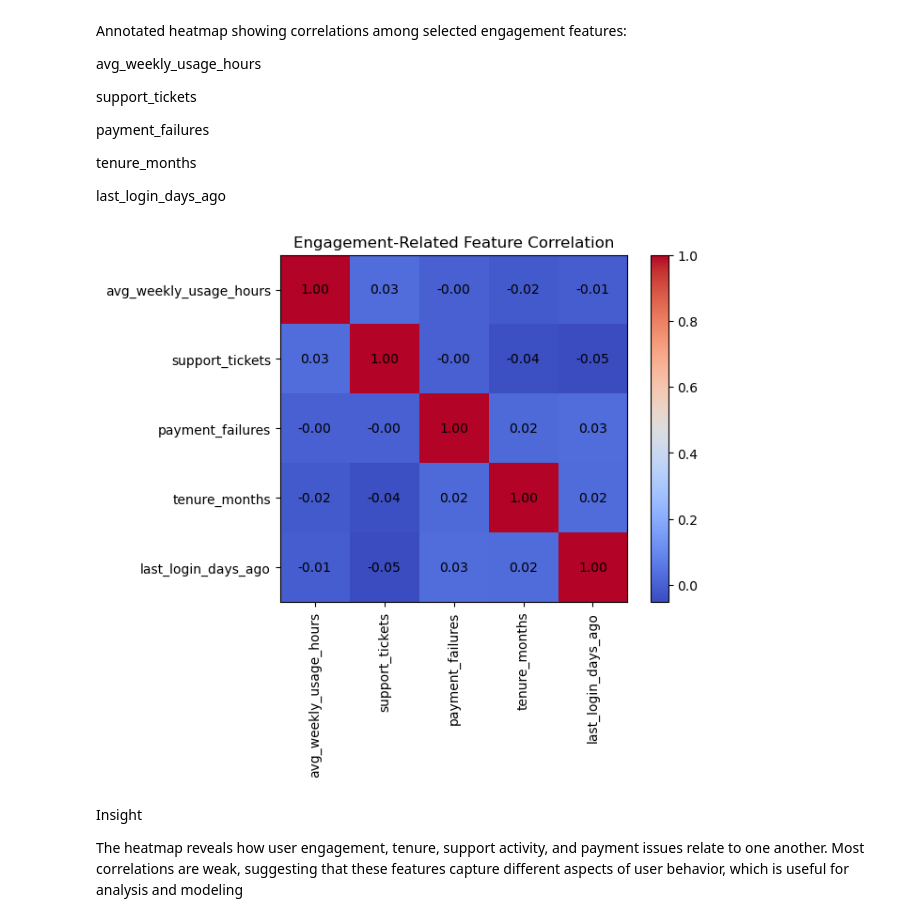
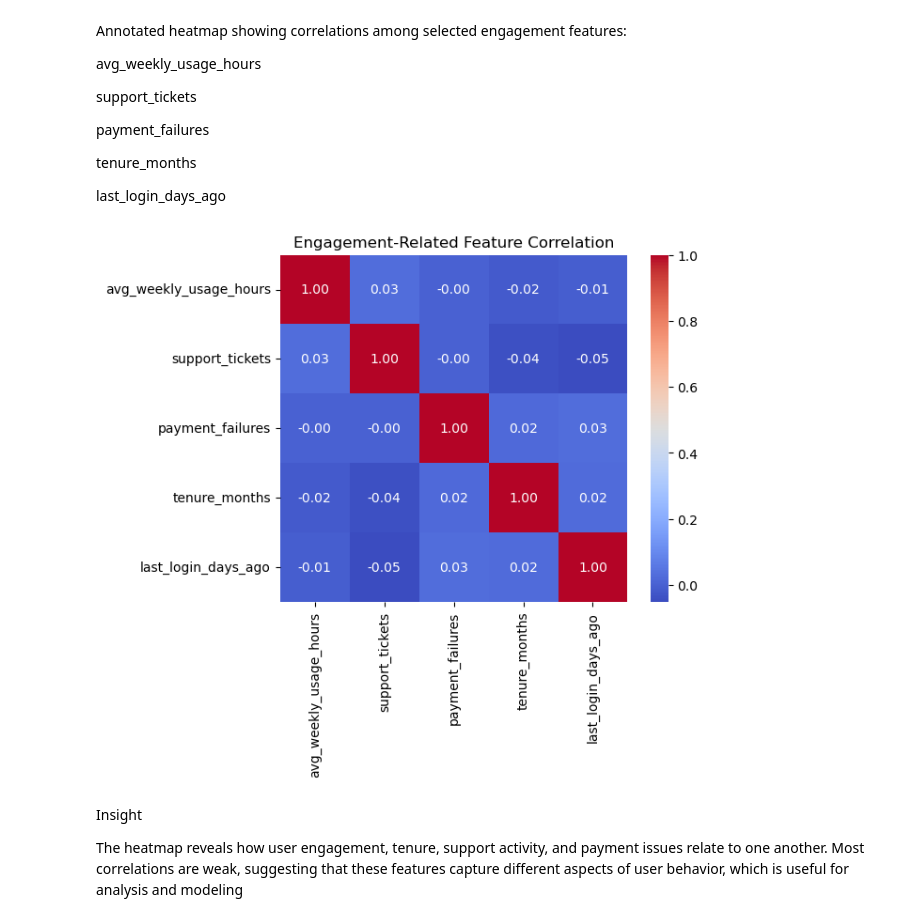
Before and after one commit to meersuhaib191/Week1_foundations, a Jupyter notebook: WEEK 2/Project_1/Visualizations.ipynb, the cells around one changed output. Cells and saved outputs as stored; diff of their text form; code cells hidden in the pictures.

```diff
--- a/WEEK 2/Project_1/Visualizations.ipynb
+++ b/WEEK 2/Project_1/Visualizations.ipynb
@@ -12,13 +12,17 @@ Pie chart of plan_type.
 # %%
 import pandas as pd
 import matplotlib.pyplot as plt
-import seaborn as sns
+ # used elsewhere in EDA
 
-df = pd.read_csv("K:/Data Science Internship/WEEK 2/Project_1/dataset/Cleaned_customer_subscription_dataset.csv")
-df.head()
+# Load dataset
+df = pd.read_csv( "K:/Data Science Internship/WEEK 2/Project_1/dataset/Cleaned_customer_subscription_dataset.csv"
+)
+
+# Count subscription plans
 plan_counts = df['plan_type'].value_counts()
 
-plt.figure()
+# Plot pie chart
+plt.figure(figsize=(6, 6))
 plt.pie(
     plan_counts.values,
     labels=plan_counts.index,
@@ -26,9 +30,6 @@ plt.pie(
     startangle=90
 )
 
-# Title
 plt.title('Customer Subscription Plan Distribution')
-
-# Show plot
 plt.show()
 # %% [output]
@@ -165,37 +186,36 @@ tenure_months
 
 last_login_days_ago
 # %%
+
 
 features = [
     'avg_weekly_usage_hours',
     'support_tickets',
     'payment_failures',
     'tenure_months',
     'last_login_days_ago'
 ]
 
-# Correlation matrix for selected features
+# Correlation matrix
 corr = df[features].corr()
 
 # Plot heatmap
 plt.figure()
-plt.imshow(corr, cmap='coolwarm')
-plt.colorbar()
-
-# Axis labels
-plt.xticks(range(len(features)), features, rotation=90)
-plt.yticks(range(len(features)), features)
-
-# Add values inside cells
-for i in range(len(features)):
-    for j in range(len(features)):
-        plt.text(j, i, f"{corr.iloc[i, j]:.2f}",
-                 ha='center', va='center')
+sns.heatmap(
+    corr,
+    annot=True,          # show values
+    fmt=".2f",           # 2 decimal places
+    cmap="coolwarm",     # color scheme
+    square=True,
+    cbar=True
+)
 
 plt.title('Engagement-Related Feature Correlation')
+plt.xticks(rotation=90)
+plt.yticks(rotation=0)
 plt.show()
 # %% [output]
-[figure, old version]
+[figure, new version]
 # %% [markdown]
 
 Insight
```
Also changed, not shown: parts of 4 cells of this notebook.
